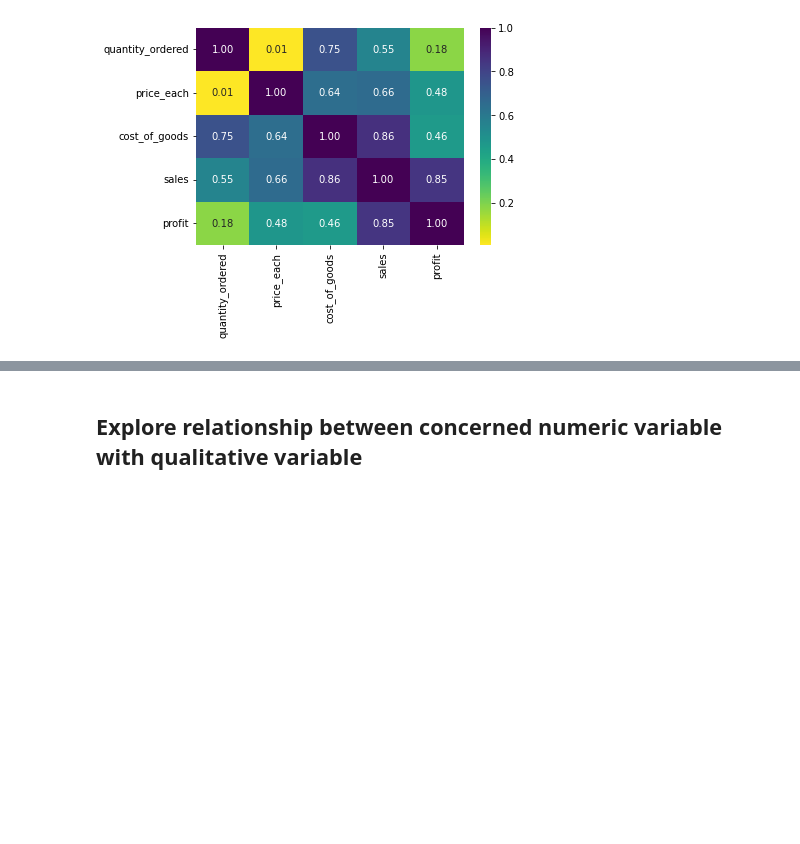
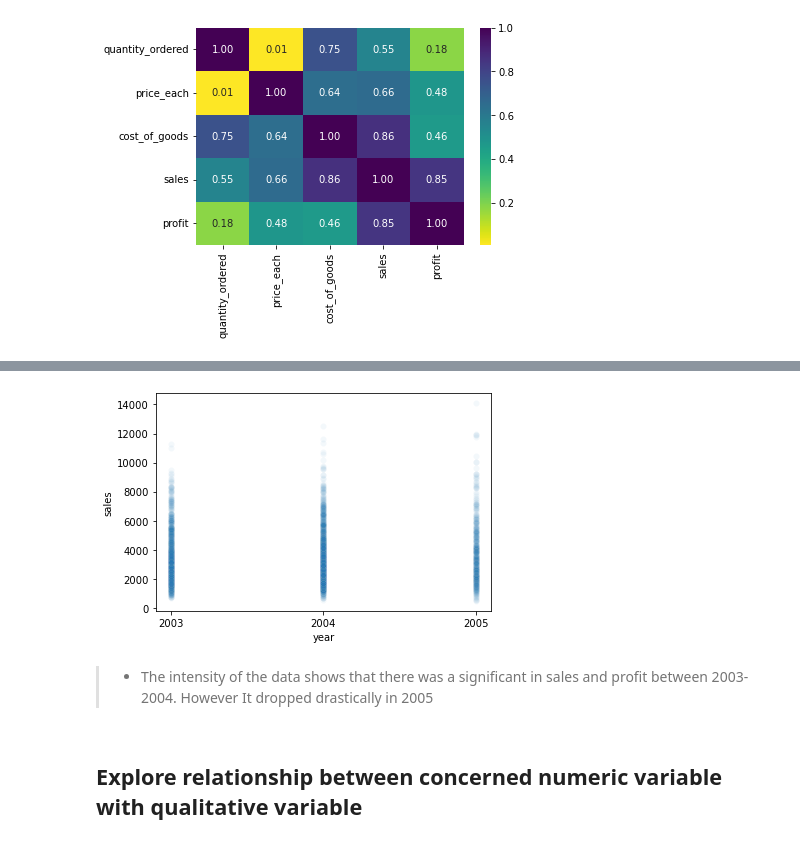
Before and after one commit to Biob-scientist/Sales_analytics, a Jupyter notebook: sales_exploratory_analysis.ipynb, the cells around one changed output, grey strips where cells are left out. Drawn from its saved outputs; the diff is of its cells as text; code cells hidden in the pictures; blank space fills up the shorter version.

```diff
--- a/sales_exploratory_analysis.ipynb
+++ b/sales_exploratory_analysis.ipynb
@@ -364,3 +373,9 @@ sns.scatterplot(data=df,x='year',y='profit');
+# %%
+sns.scatterplot(data=df,x='year',y='sales',x_jitter=0.3,alpha=1/20);
+# %% [output]
+[figure, added]
+# %% [markdown]
+>- The intensity of the data shows that there was a significant in sales and profit between 2003- 2004. However It dropped drastically in 2005
 # %% [markdown]
 ## Explore relationship between concerned numeric variable with qualitative variable
 # %%
```
Also changed, not shown: parts of 45 cells of this notebook.
